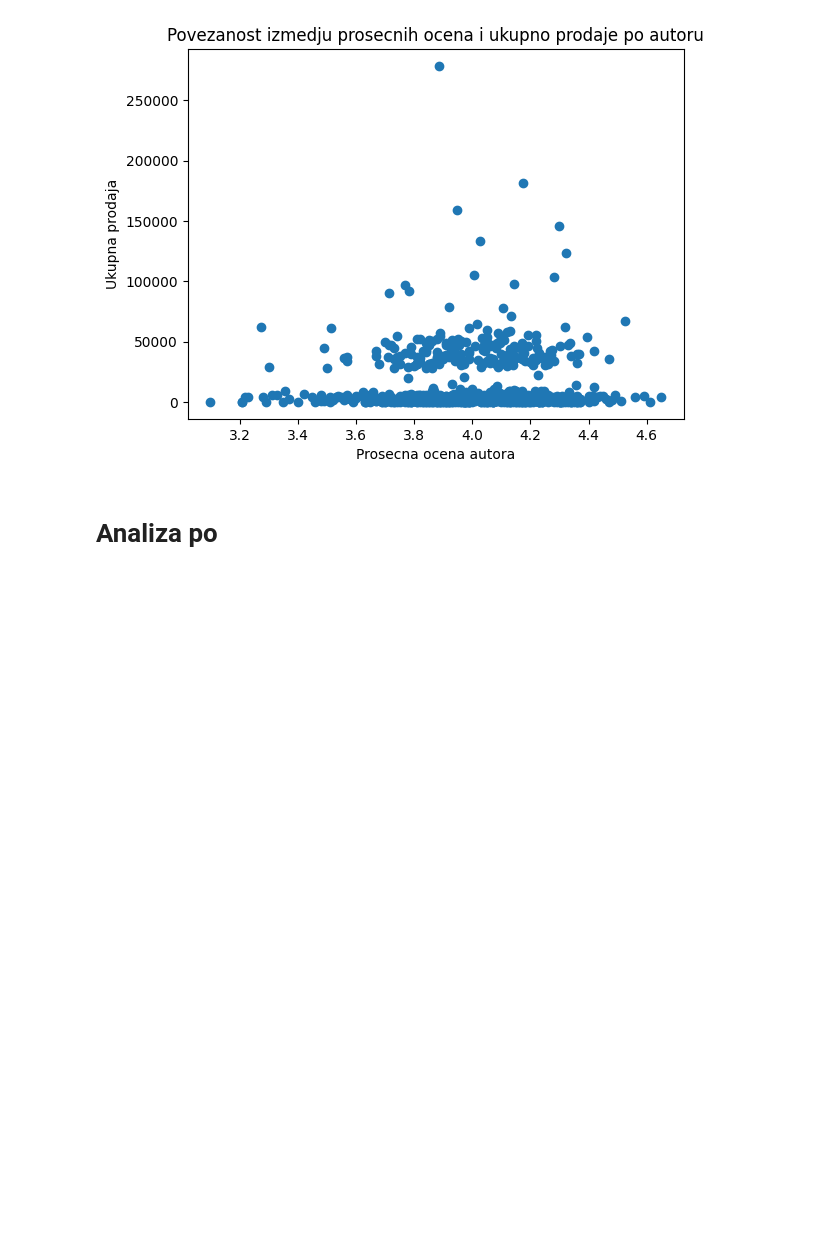
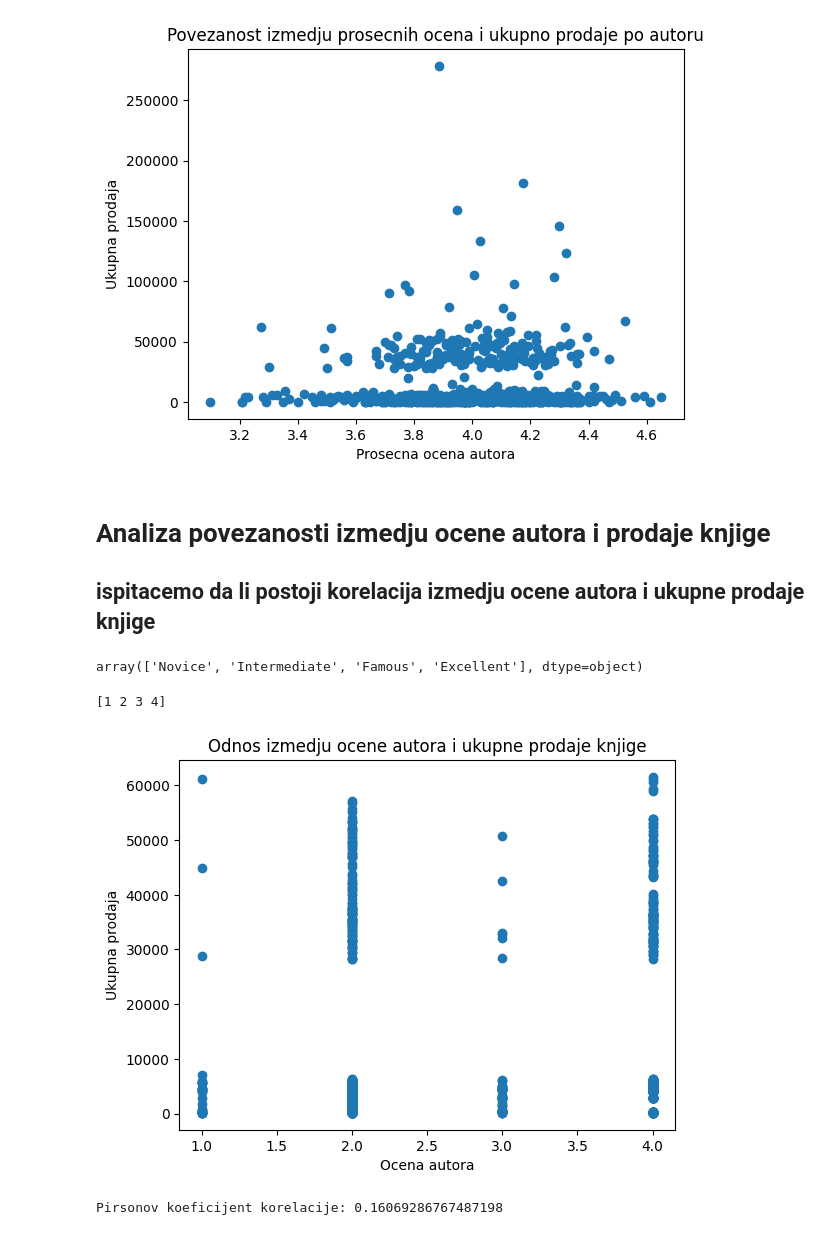
Before and after one commit to lamijakoca/Books_sales-ratings, a Jupyter notebook: books_analysis.ipynb, the cells around one changed output. Drawn from its saved outputs; the diff is of its cells as text; code cells hidden in the pictures; blank space fills up the shorter version.

Commit message:
analiza povezanosti izmedju ocene autora i prodaje knjige

```diff
--- a/books_analysis.ipynb
+++ b/books_analysis.ipynb
@@ -157,4 +157,33 @@ plt.show()
 # %% [output]
 [figure]
 # %% [markdown]
-# Analiza po
+# Analiza povezanosti izmedju ocene autora i prodaje knjige
+## ispitacemo da li postoji korelacija izmedju ocene autora i ukupne prodaje knjige
+# %%
+df['Author_Rating'].unique()
+# %% [output]
+array(['Novice', 'Intermediate', 'Famous', 'Excellent'], dtype=object)
+# %%
+rating_mapping = {
+    'Novice': 1,
+    'Intermediate': 2,
+    'Famous': 3,
+    'Excellent': 4
+}
+df['Author_Rating'] = df['Author_Rating'].map(rating_mapping)
+# %%
+print(df['Author_Rating'].unique())
+# %% [output]
+[1 2 3 4]
+# %%
+plt.scatter(df['Author_Rating'], df['units sold'])
+plt.title('Odnos izmedju ocene autora i ukupne prodaje knjige')
+plt.xlabel('Ocena autora')
+plt.ylabel('Ukupna prodaja')
+plt.show()
+
+correlation_coefficient = df['Author_Rating'].corr(df['units sold'])
+print(f'Pirsonov koeficijent korelacije: {correlation_coefficient}')
+# %% [output]
+[figure, added]
+Pirsonov koeficijent korelacije: 0.16069286767487198
```
Also changed, not shown: parts of 2 cells of this notebook.
